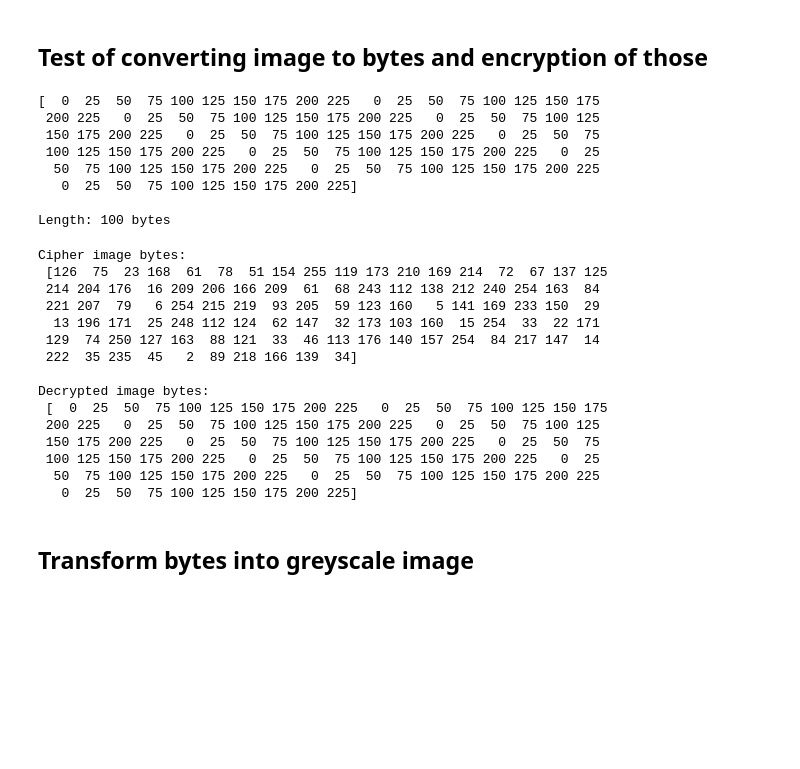
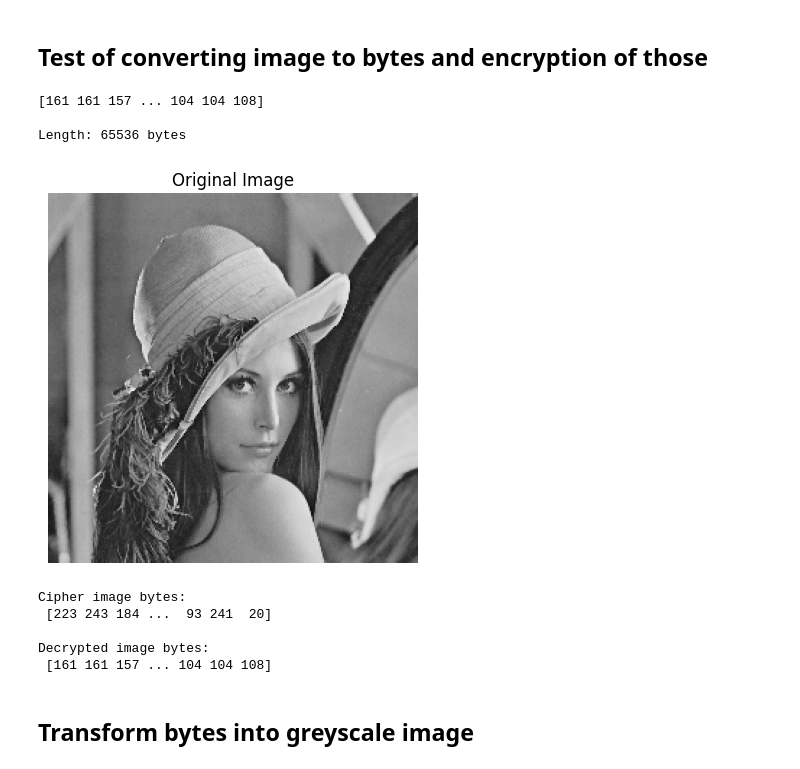
Before and after one commit to Nesbocaj20/AES_Project, a Jupyter notebook: AES.ipynb, the cells around one changed output. Drawn from its saved outputs; the diff is of its cells as text; code cells hidden in the pictures; blank space fills up the shorter version.

```diff
--- a/AES.ipynb
+++ b/AES.ipynb
@@ -438,7 +424,7 @@ def grayscaleImageToByteArray(image_path):
 ## Test of converting image to bytes and encryption of those
 # %%
 # Convert the image into a flat byte array (1D NumPy array of uint8 values)
-byte_array = grayscaleImageToByteArray("10x10_grayscale.png")
+byte_array = grayscaleImageToByteArray("Lena.png")
 
 # Print all byte values from the image (flattened)
 print(byte_array)
@@ -447,15 +433,26 @@ print()
 # Print the total number of bytes (i.e., pixels in the grayscale image)
 print(f"Length: {len(byte_array)} bytes")
 # %% [output]
-[  0  25  50  75 100 125 150 175 200 225   0  25  50  75 100 125 150 175
- 200 225   0  25  50  75 100 125 150 175 200 225   0  25  50  75 100 125
- 150 175 200 225   0  25  50  75 100 125 150 175 200 225   0  25  50  75
- 100 125 150 175 200 225   0  25  50  75 100 125 150 175 200 225   0  25
-  50  75 100 125 150 175 200 225   0  25  50  75 100 125 150 175 200 225
-   0  25  50  75 100 125 150 175 200 225]
+[161 161 157 ... 104 104 108]
 
-Length: 100 bytes
+Length: 65536 bytes
+# %%
+# Assume known dimensions
+shape = (256, 256)  # ← Adjust this to match the actual image size!
+
+# Original image
+original_image = byteArrayToGrayscaleImage(byte_array, shape)
+
+# Display the image
+plt.imshow(original_image, cmap='gray')
+plt.title("Original Image")
+plt.axis('off')
+plt.show()
+# %% [output]
+[figure, new version]
 # %%
+testKey = Gfield(np.array([0x2b, 0x7e, 0x15, 0x16, 0x28, 0xae, 0xd2, 0xa6, 0xab, 0xf7, 0x15, 0x88, 0x09, 0xcf, 0x4f, 0x3c]))
+
 # Encrypt the grayscale byte array using AES in CTR mode
 cypherImageBytes = counterMode(byte_array, testKey, 1)
 
@@ -470,20 +467,10 @@ decryptedText = counterMode(cypherImageBytes, testKey, 1)
 print("Decrypted image bytes:\n", decryptedText)
 # %% [output]
 Cipher image bytes:
- [126  75  23 168  61  78  51 154 255 119 173 210 169 214  72  67 137 125
- 214 204 176  16 209 206 166 209  61  68 243 112 138 212 240 254 163  84
- 221 207  79   6 254 215 219  93 205  59 123 160   5 141 169 233 150  29
-  13 196 171  25 248 112 124  62 147  32 173 103 160  15 254  33  22 171
- 129  74 250 127 163  88 121  33  46 113 176 140 157 254  84 217 147  14
- 222  35 235  45   2  89 218 166 139  34]
+ [223 243 184 ...  93 241  20]
 
 Decrypted image bytes:
- [  0  25  50  75 100 125 150 175 200 225   0  25  50  75 100 125 150 175
- 200 225   0  25  50  75 100 125 150 175 200 225   0  25  50  75 100 125
- 150 175 200 225   0  25  50  75 100 125 150 175 200 225   0  25  50  75
- 100 125 150 175 200 225   0  25  50  75 100 125 150 175 200 225   0  25
-  50  75 100 125 150 175 200 225   0  25  50  75 100 125 150 175 200 225
-   0  25  50  75 100 125 150 175 200 225]
+ [161 161 157 ... 104 104 108]
 # %% [markdown]
 ## Transform bytes into greyscale image
 # %%
```
Also changed, not shown: parts of 5 cells of this notebook, 2 other files.
